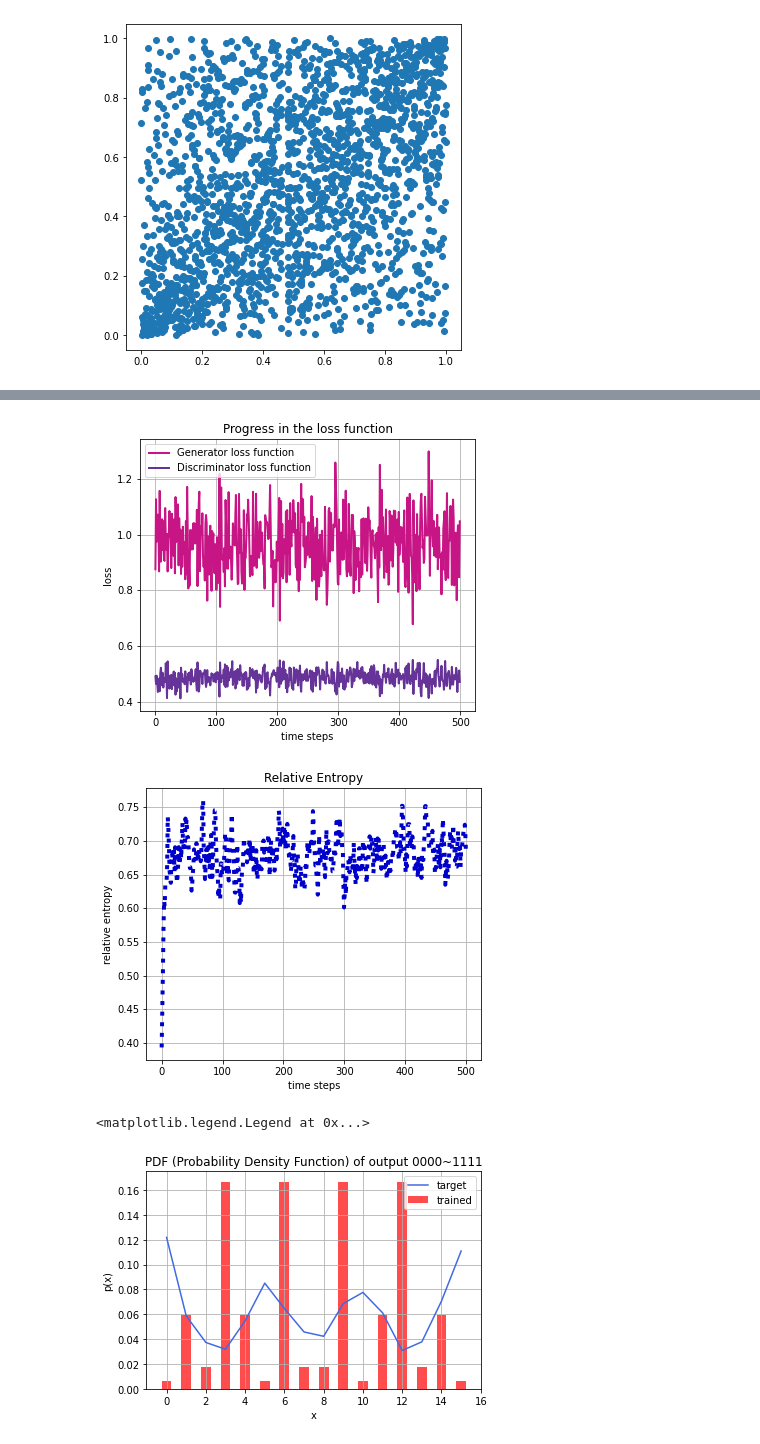
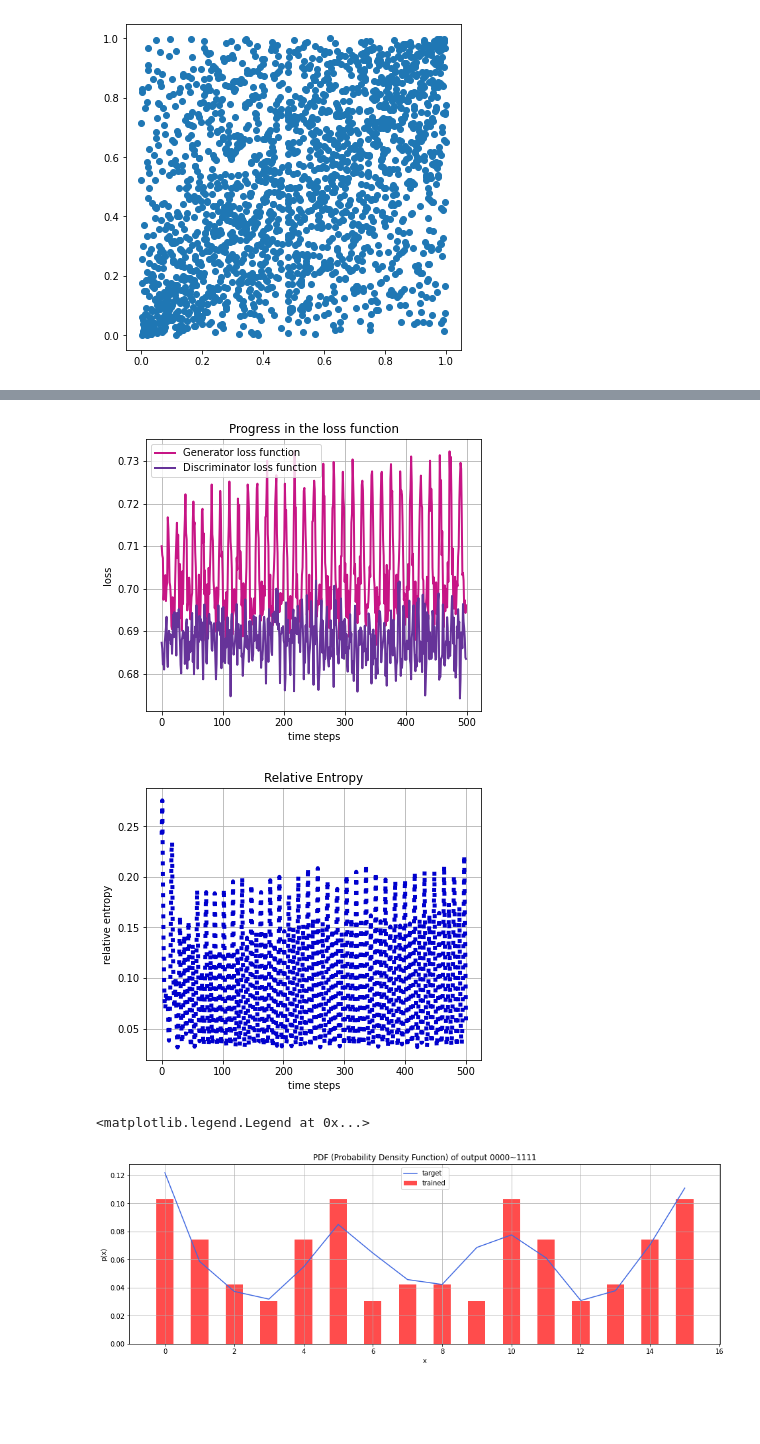
Before and after one commit to minjae-d-jo/QGAN, a Jupyter notebook: QGAN_2d_Copula.ipynb, the cells around one changed output, grey strips where cells are left out. Saved outputs shown, nothing was run; the diff lists cells and outputs as text; code cells hidden in the pictures; blank space fills up the shorter version.

```diff
--- a/QGAN_2d_Copula.ipynb
+++ b/QGAN_2d_Copula.ipynb
@@ -17,12 +17,12 @@ import FinanceDataReader as fdr
 import warnings
 rcParams['figure.figsize'] = 6, 6
 # %%
-# AAPL = pd.read_excel('/Users/minjaejo/OneDrive - SNU/Server/GAN/QGAN/QGAN_2_NumpyDiscri/Src/AAPL.xlsx')
-# MSFT = pd.read_excel('/Users/minjaejo/OneDrive - SNU/Server/GAN/QGAN/QGAN_2_NumpyDiscri/Src/MSFT.xlsx')
-# AAPL = AAPL.set_index('Date')
-# MSFT = MSFT.set_index('Date')
-AAPL = fdr.DataReader('AAPL', start='2010-01-01', end='2018-01-01') # Apple
-MSFT = fdr.DataReader('MSFT', start='2010-01-01', end='2018-01-01') # Microsoft
+AAPL = pd.read_excel('/Users/minjaejo/OneDrive - SNU/Server/GAN/QGAN/QGAN_2_NumpyDiscri/Src/AAPL.xlsx')
+MSFT = pd.read_excel('/Users/minjaejo/OneDrive - SNU/Server/GAN/QGAN/QGAN_2_NumpyDiscri/Src/MSFT.xlsx')
+AAPL = AAPL.set_index('Date')
+MSFT = MSFT.set_index('Date')
+# AAPL = fdr.DataReader('AAPL', start='2010-01-01', end='2018-01-01') # Apple
+# MSFT = fdr.DataReader('MSFT', start='2010-01-01', end='2018-01-01') # Microsoft
 # %%
 AAPL = AAPL[['Close']]
 MSFT = MSFT[['Close']]
@@ -106,8 +106,6 @@ def ansatz_QGAN(params, n):
 from qiskit.algorithms.optimizers import SPSA
 from qiskit.circuit import ParameterVector
 num_epochs = 500
-# num_epochs = 1000
-# num_epochs = 3000
 
 # Batch size
 batch_size = 100
@@ -142,8 +140,8 @@ qgan.set_generator(generator_circuit=g_circuit, generator_init_params=init_param
 qgan._generator._free_parameters = sorted(g_circuit.parameters, key=lambda p: p.name)
 
 # Set classical discriminator neural network
-# discriminator = PyTorchDiscriminator(len(num_qubits))
-discriminator = NumPyDiscriminator(len(num_qubits))
+discriminator = PyTorchDiscriminator(len(num_qubits))
+# discriminator = NumPyDiscriminator(len(num_qubits))
 qgan.set_discriminator(discriminator)
 # %%
 ansatz.decompose().draw('mpl')
@@ -202,7 +212,7 @@ plt.xlabel("time steps")
 plt.ylabel("loss")
 plt.show()
 # %% [output]
-[figure, old version]
+[figure, new version]
 # %%
 # Plot progress w.r.t relative entropy
 plt.figure(figsize=(6,5))
@@ -213,29 +223,30 @@ plt.xlabel('time steps')
 plt.ylabel('relative entropy')
 plt.show()
 # %% [output]
-[figure, old version]
+[figure, new version]
 # %%
 samples_g, prob_g = qgan.generator.get_output(qgan.quantum_instance, shots=10**4)
 
 prob_g = np.array(prob_g).reshape(2**n,2**n).T
 
 temp = []
 for i in range(int(bounds_x[1] + 1)):
     for j in range(int(bounds_y[1] + 1)):
         freq = 0
         for k in range(len(discretised_real_data)):
             if(discretised_real_data[k][0]==i and discretised_real_data[k][1]==j):
                 freq += 1
         temp.append(freq)
 discretised_real_data_dist = np.array(temp) / sum(temp)
 discretised_real_data_dist = discretised_real_data_dist.reshape(2**n,2**n)
+plt.figure(figsize=(16, 5))
 plt.title("PDF (Probability Density Function) of output 0000~1111")
 plt.plot(discretised_real_data_dist.reshape(-1), color="royalblue", label="target")
 plt.bar(range(2**(2*n)), prob_g.reshape(-1), alpha=0.7,  width=0.5, color="red", label="trained")
 plt.grid()
 plt.xlabel("x")
 plt.ylabel("p(x)")
 plt.legend(loc="best")
 # %% [output]
 <matplotlib.legend.Legend at 0x...>
-[figure, old version]
+[figure, new version]
```
Also changed, not shown: parts of 5 cells of this notebook.
